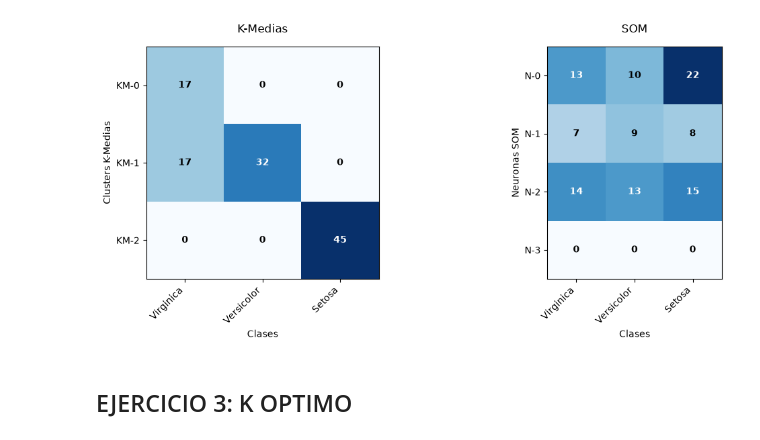
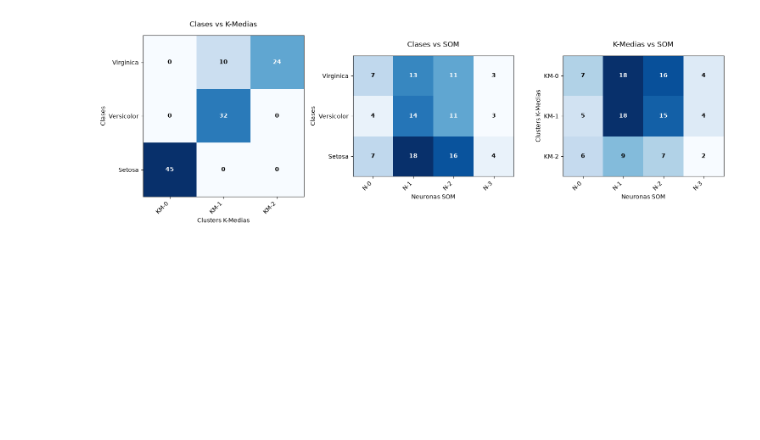
Before and after one commit to LuKyTa14/TPs_InteligenciaComputacional, a Jupyter notebook: Guia4/ejer2y3.ipynb, the cells around one changed output. Saved outputs shown, nothing was run; the diff lists cells and outputs as text; code cells hidden in the pictures; blank space fills up the shorter version.

```diff
--- a/Guia4/ejer2y3.ipynb
+++ b/Guia4/ejer2y3.ipynb
@@ -252,61 +288,58 @@ Entrenando SOM (2x2)...
 # %%
+from sklearn.metrics.cluster import contingency_matrix
+
 # FUNCIONES AUXILIARES PARA MATRICES
-def matriz_contingencia_fija(labels_filas, labels_columnas, num_filas, num_columnas):
-    """Crea la matriz forzando el tamaño exacto, para que aparezcan las neuronas vacías"""
-    matriz = np.zeros((num_filas, num_columnas), dtype=int)
-
-    for i in range(len(labels_filas)):
-        f = labels_filas[i]
-        c = labels_columnas[i]
-        matriz[f, c] += 1
-
-    return matriz
-
 def graficar_matriz_contingencia(matriz, nombres_filas, nombres_columnas, titulo, ax):
     """Dibuja un mapa de calor para una matriz usando Matplotlib puro"""
     im = ax.imshow(matriz, cmap="Blues")
 
     ax.set_xticks(np.arange(len(nombres_columnas)))
     ax.set_yticks(np.arange(len(nombres_filas)))
     ax.set_xticklabels(nombres_columnas, rotation=45, ha="right")
     ax.set_yticklabels(nombres_filas)
     ax.set_title(titulo, fontsize=12, pad=15)
 
     umbral = matriz.max() / 2.0
     for i in range(len(nombres_filas)):
         for j in range(len(nombres_columnas)):
             color_texto = "white" if matriz[i, j] > umbral else "black"
             ax.text(j, i, str(matriz[i, j]), ha="center", va="center", color=color_texto, fontweight="bold")
 
+if __name__ == "__main__":
+    X, Y_raw = cargar_datos('datos/iris81_trn.csv')
+    y_true = np.argmax(Y_raw, axis=1)
 
+    nombres_clases = ["Virginica", "Versicolor", "Setosa"]
+    nombres_variables = ["Largo Sépalo", "Ancho Sépalo", "Largo Pétalo", "Ancho Pétalo"]
 
-# ==========================================
-# GARFICO
-# Definimos las etiquetas y calculamos cuantas neuronas hay en total
-nombres_km = ["KM-0", "KM-1", "KM-2"]
-total_neuronas = filas_som * cols_som
-nombres_som = [f"N-{i}" for i in range(total_neuronas)]
+    cm_true_kmeans = contingency_matrix(y_true, y_kmeans)
+    cm_true_som = contingency_matrix(y_true, y_som_1d)
+    cm_kmeans_som = contingency_matrix(y_kmeans, y_som_1d)
 
-# Calculamos las matrices forzando el tamaño exacto
-cm_kmeans_true = matriz_contingencia_fija(y_kmeans, y_true, len(nombres_km), len(nombres_clases))
-cm_som_true = matriz_contingencia_fija(y_som_1d, y_true, total_neuronas, len(nombres_clases))
+    # GRAFICOS
+    # etiquetas dinamicas
+    nombres_km_activos = [f"KM-{i}" for i in range(cm_true_kmeans.shape[1])]
+    nombres_som_activos = [f"N-{i}" for i in range(cm_true_som.shape[1])]
+    nombres_km_filas = [f"KM-{i}" for i in range(cm_kmeans_som.shape[0])]
 
-# Armamos la figura con 2 subgráficos horizontales (K-Medias y SOM contra los Reales)
-fig, axs_mat = plt.subplots(1, 2, figsize=(12, 5))
+    fig, axs_mat = plt.subplots(1, 3, figsize=(15, 5))
 
-# Gráfico A: K-Medias vs Reales
-graficar_matriz_contingencia(cm_kmeans_true, nombres_km, nombres_clases, "K-Medias", axs_mat[0])
-axs_mat[0].set_ylabel("Clusters K-Medias")
-axs_mat[0].set_xlabel("Clases")
+    # Clases vs K-Medias
+    graficar_matriz_contingencia(cm_true_kmeans, nombres_clases, nombres_km_activos, "Clases vs K-Medias", axs_mat[0])
+    axs_mat[0].set_ylabel("Clases")
+    axs_mat[0].set_xlabel("Clusters K-Medias")
 
-# Gráfico B: SOM vs Reales
-graficar_matriz_contingencia(cm_som_true, nombres_som, nombres_clases, "SOM", axs_mat[1])
-axs_mat[1].set_ylabel("Neuronas SOM")
-axs_mat[1].set_xlabel("Clases")
+    # Clases vs SOM
+    graficar_matriz_contingencia(cm_true_som, nombres_clases, nombres_som_activos, "Clases vs SOM", axs_mat[1])
+    axs_mat[1].set_ylabel("Clases")
+    axs_mat[1].set_xlabel("Neuronas SOM")
 
-plt.tight_layout()
-plt.show()
+    # Gráfico C: K-Medias vs SOM
+    graficar_matriz_contingencia(cm_kmeans_som, nombres_km_filas, nombres_som_activos, "K-Medias vs SOM", axs_mat[2])
+    axs_mat[2].set_ylabel("Clusters K-Medias")
+    axs_mat[2].set_xlabel("Neuronas SOM")
+
+    plt.tight_layout()
+    plt.show()
 # %% [output]
-[figure, old version]
+[figure, new version]
-# %% [markdown]
-## EJERCICIO 3: K OPTIMO
```
Also changed, not shown: parts of 6 cells of this notebook, 2 other files.
